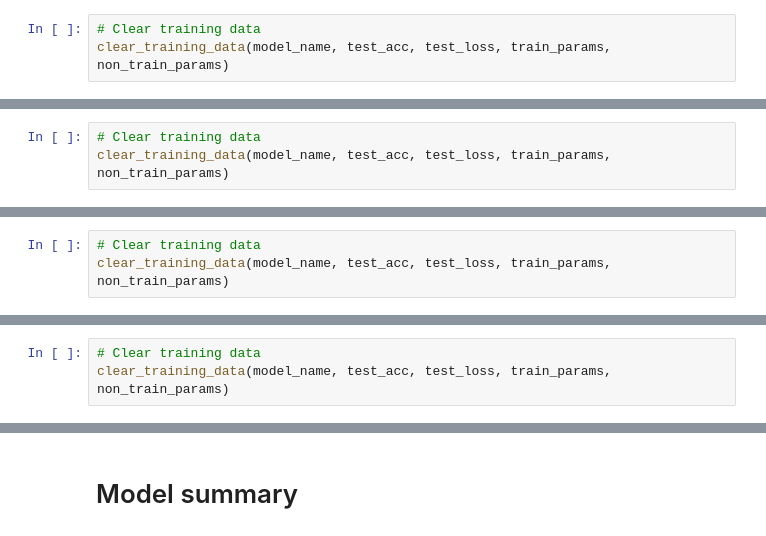
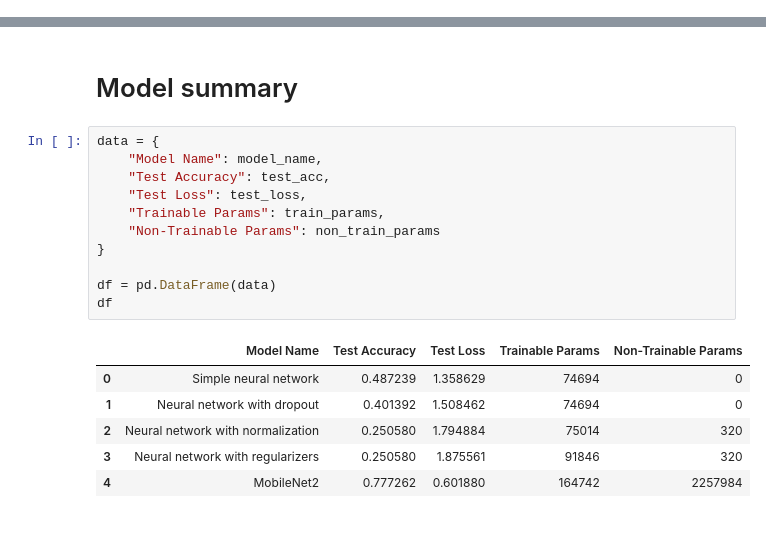
Before and after one commit to MariaKrakowiak/Garbage_Classification, a Jupyter notebook: Garbage_classification.ipynb, the cells around one changed output, grey strips where cells are left out. Cells and saved outputs as stored; diff of their text form.

Commit message:
Models summaries and new image prediction

```diff
--- a/Garbage_classification.ipynb
+++ b/Garbage_classification.ipynb
@@ -747,6 +801,3 @@ save_model_performance(name="Neural network with normalization",
                        non_train_params=non_train_params,
                        model=model_III,
                        test_eval=test_eval)
-# %%
-# Clear training data
-clear_training_data(model_name, test_acc, test_loss, train_params, non_train_params)
@@ -844,6 +902,3 @@ save_model_performance(name="Neural network with regularizers",
                        non_train_params=non_train_params,
                        model=model_IV,
                        test_eval=test_eval)
-# %%
-# Clear training data
-clear_training_data(model_name, test_acc, test_loss, train_params, non_train_params)
@@ -925,6 +988,3 @@ save_model_performance(name="MobileNet2",
                        non_train_params=non_train_params,
                        model=model_V,
                        test_eval=test_eval)
-# %%
-# Clear training data
-clear_training_data(model_name, test_acc, test_loss, train_params, non_train_params)
@@ -967,3 +990,0 @@ save_model_performance(name="EfficientNetB0",
-# %%
-# Clear training data
-clear_training_data(model_name, test_acc, test_loss, train_params, non_train_params)
@@ -970,2 +999,20 @@ clear_training_data(model_name, test_acc, test_loss, train_params, non_train_par
 # %% [markdown]
 # Model summary
+# %%
+data = {
+    "Model Name": model_name,
+    "Test Accuracy": test_acc,
+    "Test Loss": test_loss,
+    "Trainable Params": train_params,
+    "Non-Trainable Params": non_train_params
+}
+
+df = pd.DataFrame(data)
+df
+# %% [output]
+|  | Model Name | Test Accuracy | Test Loss | Trainable Params | Non-Trainable Params |
+| 0 | Simple neural network | 0.487239 | 1.358629 | 74694 | 0 |
+| 1 | Neural network with dropout | 0.401392 | 1.508462 | 74694 | 0 |
+| 2 | Neural network with normalization | 0.250580 | 1.794884 | 75014 | 320 |
+| 3 | Neural network with regularizers | 0.250580 | 1.875561 | 91846 | 320 |
+| 4 | MobileNet2 | 0.777262 | 0.601880 | 164742 | 2257984 |
```
Also changed, not shown: parts of 55 cells of this notebook, 2 other files.
